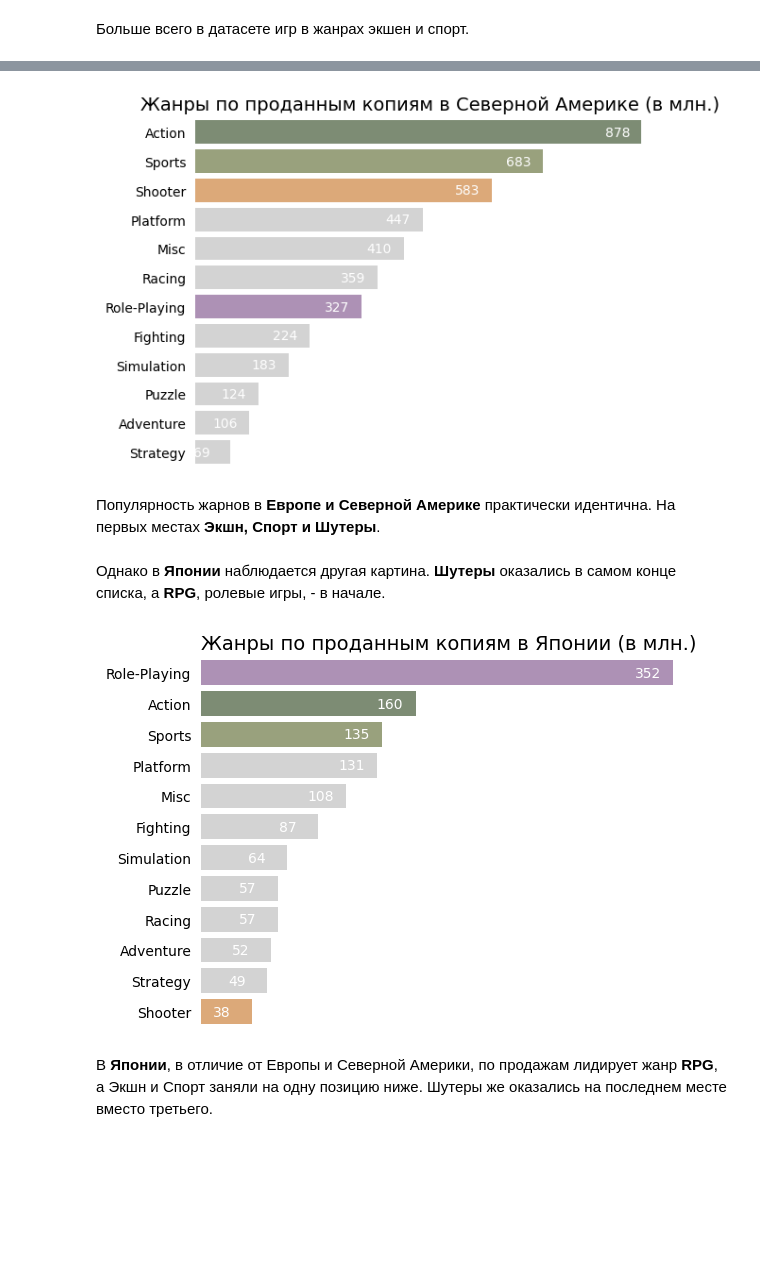
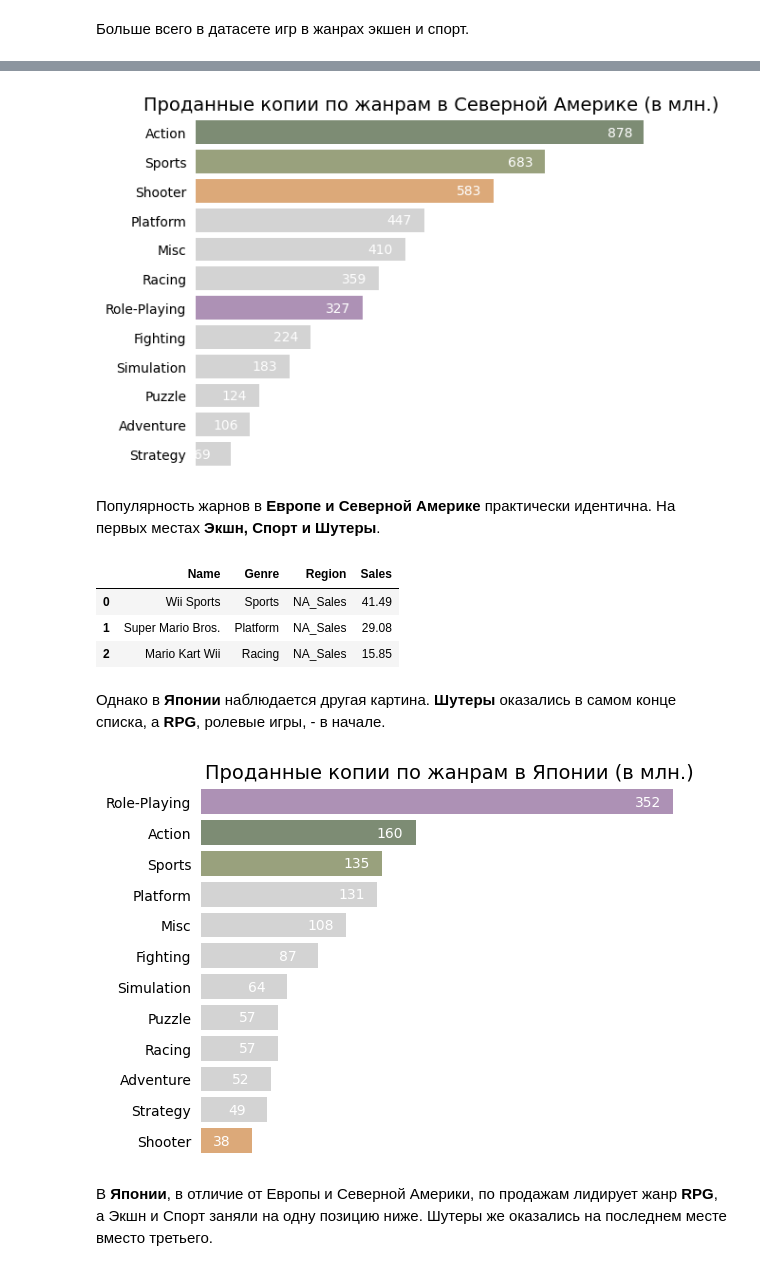
Before and after one commit to ekhavronina/data_analytics, a Jupyter notebook: video_games/video_game_sales_reboot.ipynb, the cells around one changed output, grey strips where cells are left out. Cells and saved outputs as stored; diff of their text form; code cells hidden in the pictures; blank space fills up the shorter version.

```diff
--- a/video_games/video_game_sales_reboot.ipynb
+++ b/video_games/video_game_sales_reboot.ipynb
@@ -504,13 +504,13 @@ ax.bar_label(ax.containers[0], padding=-28, color='white')
 
 sns.despine(left=True, bottom=True)
 ax.set_xticks([])
-plt.title('Жанры по проданным копиям в Северной Америке (в млн.)', fontdict={'fontsize': 14})
+plt.title('Проданные копии по жанрам в Северной Америке (в млн.)', fontdict={'fontsize': 14})
 plt.xlabel(None)
 plt.ylabel(None)
 
 plt.show()
 # %% [output]
-[figure, old version]
+[figure, new version]
 # %% [markdown]
 Популярность жарнов в <b>Европе и Северной Америке</b> практически идентична. На первых местах <b>Экшн, Спорт и Шутеры</b>.
 # %%
@@ -521,26 +521,33 @@ sales_by_region_long = pd.melt(games,
                           value_name='Sales',
                           var_name='Region'
                          )
+
+sales_by_region_long.head(3)
+# %% [output]
+|  | Name | Genre | Region | Sales |
+| 0 | Wii Sports | Sports | NA_Sales | 41.49 |
+| 1 | Super Mario Bros. | Platform | NA_Sales | 29.08 |
+| 2 | Mario Kart Wii | Racing | NA_Sales | 15.85 |
 # %% [markdown]
 Однако в <b>Японии</b> наблюдается другая картина. <b>Шутеры</b> оказались в самом конце списка, а <b>RPG</b>, ролевые игры, - в начале.
 # %%
 ax = sns.barplot(x=genres_sales.sort_values('JP_Sales', ascending=False)['JP_Sales'].apply(round),
                  y=genres_sales.sort_values('JP_Sales', ascending=False)['Genre'],
                  orient='h',
                  palette=set_custom_palette(genres_sales.sort_values('JP_Sales', ascending=False)['Genre'], genres_palette)
                 )
 
 ax.bar_label(ax.containers[0], padding=-28, color='white')
 
 sns.despine(left=True, bottom=True)
 ax.set_xticks([])
-plt.title('Жанры по проданным копиям в Японии (в млн.)', fontdict={'fontsize': 14})
+plt.title('Проданные копии по жанрам в Японии (в млн.)', fontdict={'fontsize': 14})
 plt.xlabel(None)
 plt.ylabel(None)
 
 plt.show()
 # %% [output]
-[figure, old version]
+[figure, new version]
 # %% [markdown]
 В <b>Японии</b>, в отличие от Европы и Северной Америки, по продажам лидирует жанр <b>RPG</b>, а Экшн и Спорт заняли на одну позицию ниже. Шутеры же оказались на последнем месте вместо третьего.
 # %% [markdown]
```
Also changed, not shown: parts of 16 cells of this notebook.
